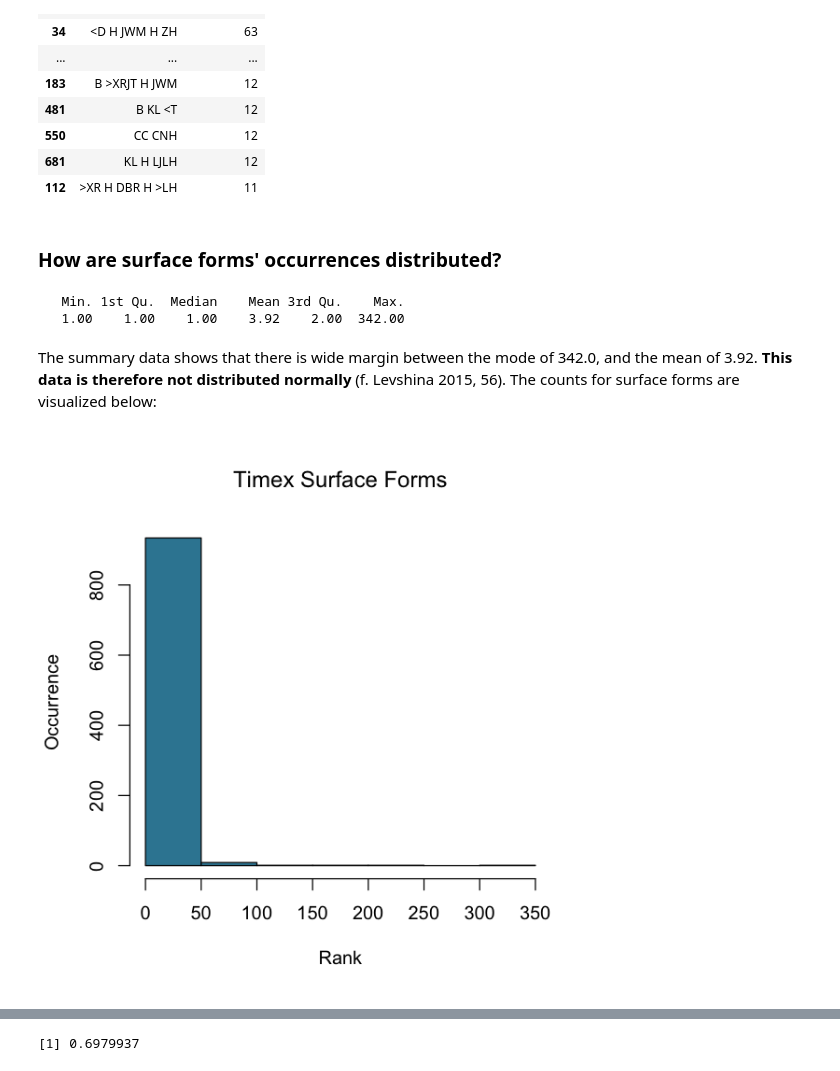
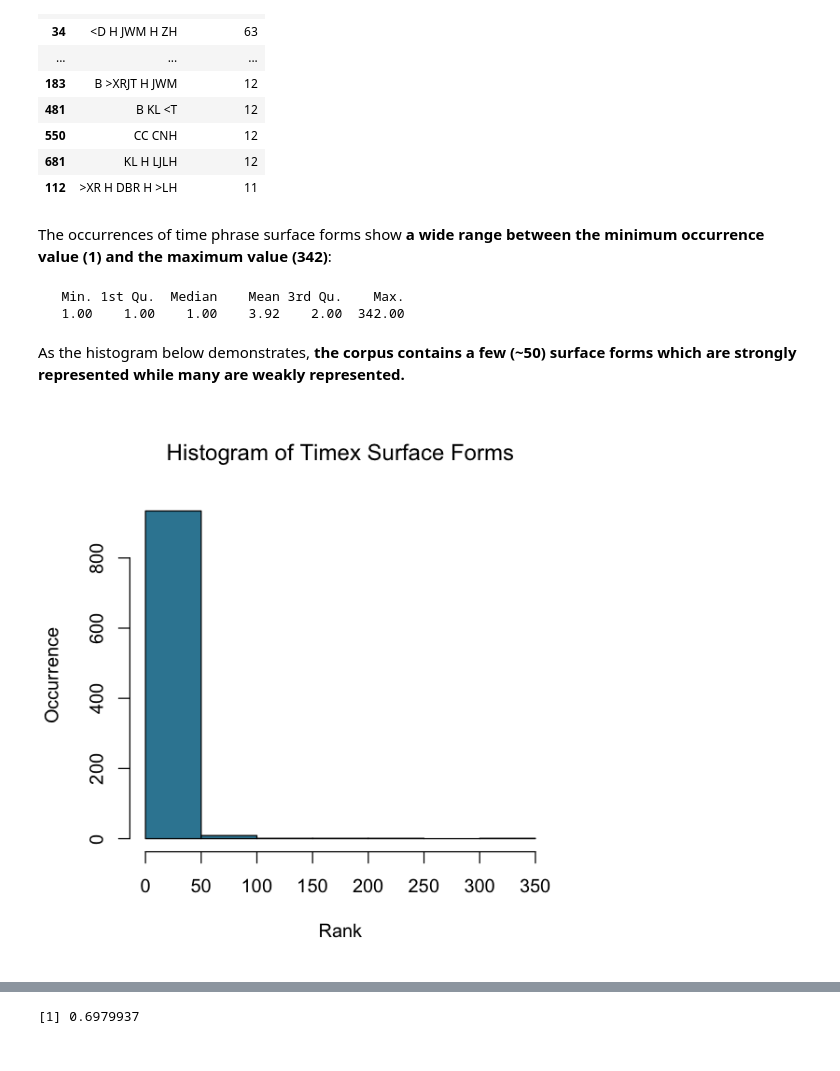
Before and after one commit to codykingham/Verb_in_Biblical_Hebrew, a Jupyter notebook: data_analysis/time_phrase_analysis.ipynb, the cells around one changed output, grey strips where cells are left out. Saved outputs shown, nothing was run; the diff lists cells and outputs as text; code cells hidden in the pictures.

```diff
--- a/data_analysis/time_phrase_analysis.ipynb
+++ b/data_analysis/time_phrase_analysis.ipynb
@@ -96,24 +99,24 @@ head(tp.surfaces[order(tp.surfaces$occurrence, decreasing=T),], 50) # ordered, h
 | 550 | CC CNH | 12 |
 | 681 | KL H LJLH | 12 |
 | 112 | >XR H DBR H >LH | 11 |
-# %% [markdown]
-### How are surface forms' occurrences distributed?
+# %% [markdown]
+The occurrences of time phrase surface forms show **a wide range between the minimum occurrence value (1) and the maximum value (342)**:
 # %%
 summary(tp.surfaces$occurrence) # summary of occurrence counts
 # %% [output]
    Min. 1st Qu.  Median    Mean 3rd Qu.    Max.
    1.00    1.00    1.00    3.92    2.00  342.00
-# %% [markdown]
-The summary data shows that there is wide margin between the mode of 342.0, and the mean of 3.92. **This data is therefore not distributed normally** (f. Levshina 2015, 56). The counts for surface forms are visualized below:
+# %% [markdown]
+As the histogram below demonstrates, **the corpus contains a few (~50) surface forms which are strongly represented while many are weakly represented.**
 # %%
 options(repr.plot.width=5, repr.plot.height=5) # adjust plot sizes
 pretty_blue <- '#3686A1' # color is used throughout this nb
 
 hist(tp.surfaces$occurrence,
-     main='Timex Surface Forms',
+     main='Histogram of Timex Surface Forms',
      ylab='Occurrence',
      xlab='Rank',
      col=pretty_blue
     )
 # %% [output]
-[figure, old version]
+[figure, new version]
```
Also changed, not shown: parts of 60 cells of this notebook.
